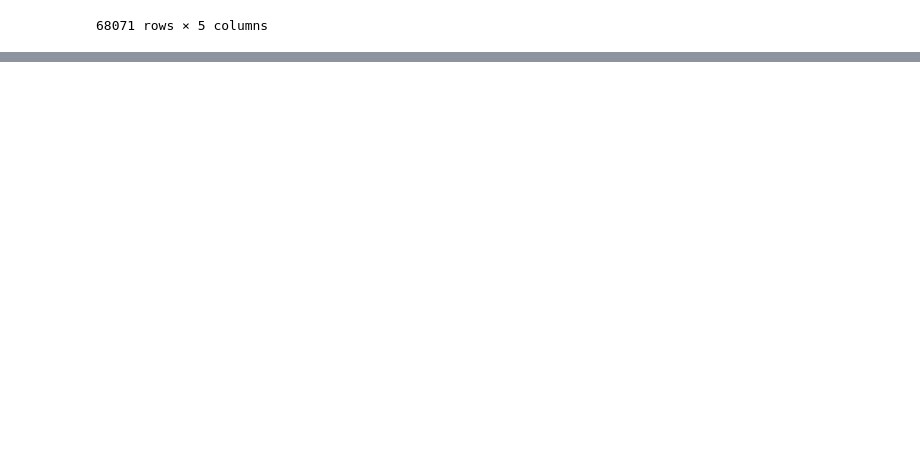
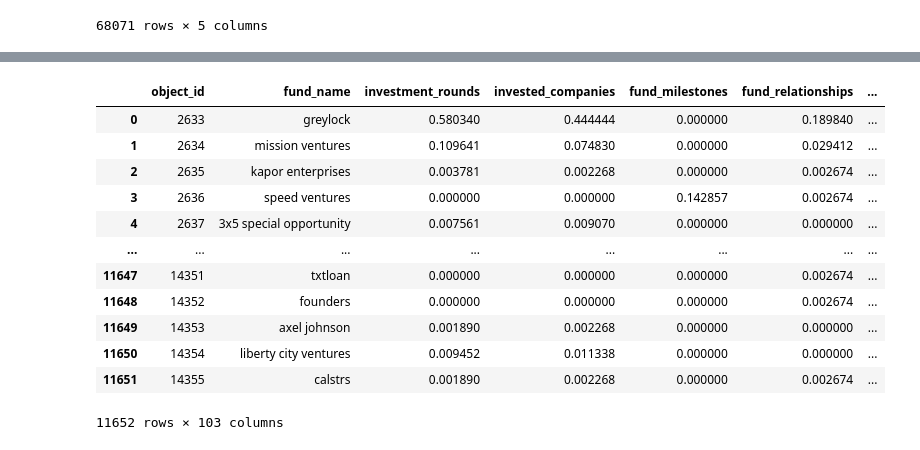
Before and after one commit to samuellau0802/COMP-4222-Project, a Jupyter notebook: data_formatting.ipynb, the cells around one changed output, grey strips where cells are left out. Cells and saved outputs as stored; diff of their text form; code cells hidden in the pictures; blank space fills up the shorter version.

```diff
--- a/data_formatting.ipynb
+++ b/data_formatting.ipynb
@@ -265,0 +384,2 @@ df_people
+# %%
+df_funds = df_funds.fillna(0)
@@ -265,0 +400,14 @@ df_people
+# %%
+from sklearn import preprocessing
+
+label_encoder_c = preprocessing.LabelEncoder()
+label_encoder_c.fit(df_investment['funded_object_id'].values.tolist() + df_companies["id"].values.tolist())
+df_investment['funded_object_id'] = label_encoder_c.transform(df_investment['funded_object_id'])
+df_companies["id"] = label_encoder_c.transform(df_companies["id"])
+# %%
+from sklearn import preprocessing
+
+label_encoder_f = preprocessing.LabelEncoder()
+label_encoder_f.fit(df_investment['investor_object_id'].values.tolist() + df_funds["object_id"].values.tolist())
+df_investment['investor_object_id'] = label_encoder_f.transform(df_investment['investor_object_id'])
+df_funds["object_id"] = label_encoder_f.transform(df_funds["object_id"])
@@ -265,0 +471,16 @@ df_people
+# %%
+df_funds
+# %% [output]
+|  | object_id | fund_name | investment_rounds | invested_companies | fund_milestones | fund_relationships | ... |
+| 0 | 2633 | greylock | 0.580340 | 0.444444 | 0.000000 | 0.189840 | ... |
+| 1 | 2634 | mission ventures | 0.109641 | 0.074830 | 0.000000 | 0.029412 | ... |
+| 2 | 2635 | kapor enterprises | 0.003781 | 0.002268 | 0.000000 | 0.002674 | ... |
+| 3 | 2636 | speed ventures | 0.000000 | 0.000000 | 0.142857 | 0.002674 | ... |
+| 4 | 2637 | 3x5 special opportunity | 0.007561 | 0.009070 | 0.000000 | 0.000000 | ... |
+| ... | ... | ... | ... | ... | ... | ... | ... |
+| 11647 | 14351 | txtloan | 0.000000 | 0.000000 | 0.000000 | 0.002674 | ... |
+| 11648 | 14352 | founders | 0.000000 | 0.000000 | 0.000000 | 0.002674 | ... |
+| 11649 | 14353 | axel johnson | 0.001890 | 0.002268 | 0.000000 | 0.000000 | ... |
+| 11650 | 14354 | liberty city ventures | 0.009452 | 0.011338 | 0.000000 | 0.000000 | ... |
+| 11651 | 14355 | calstrs | 0.001890 | 0.002268 | 0.000000 | 0.002674 | ... |
+11652 rows × 103 columns
```
Also changed, not shown: parts of 25 cells of this notebook, 1 other file.
